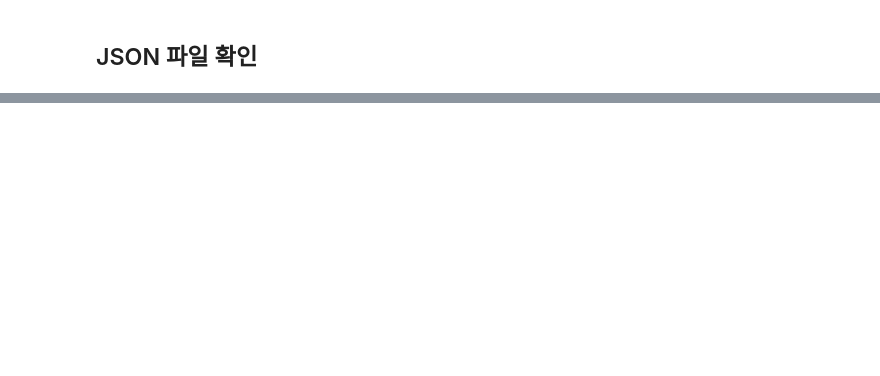
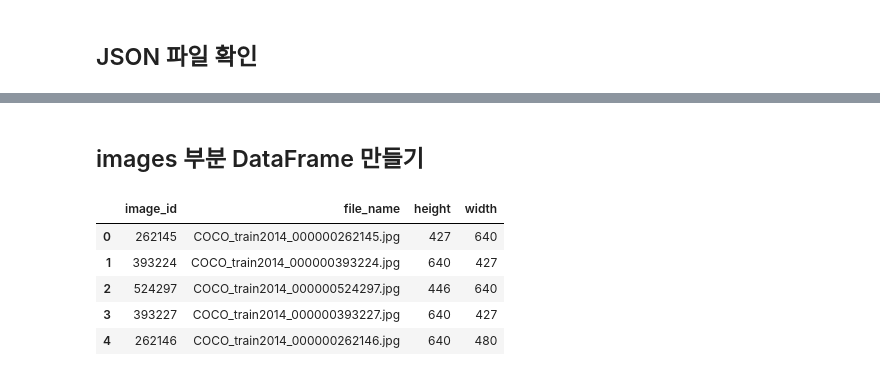
Before and after one commit to potato-farm/alchera-ai-challenge, a Jupyter notebook: EDA.ipynb, the cells around one changed output, grey strips where cells are left out. Drawn from its saved outputs; the diff is of its cells as text; code cells hidden in the pictures; blank space fills up the shorter version.

```diff
--- a/EDA.ipynb
+++ b/EDA.ipynb
@@ -48,0 +69,2 @@ print(
+# %% [markdown]
+## images 부분 DataFrame 만들기
@@ -48,0 +84,9 @@ print(
+# %%
+image_df.head()
+# %% [output]
+|  | image_id | file_name | height | width |
+| 0 | 262145 | COCO_train2014_000000262145.jpg | 427 | 640 |
+| 1 | 393224 | COCO_train2014_000000393224.jpg | 640 | 427 |
+| 2 | 524297 | COCO_train2014_000000524297.jpg | 446 | 640 |
+| 3 | 393227 | COCO_train2014_000000393227.jpg | 640 | 427 |
+| 4 | 262146 | COCO_train2014_000000262146.jpg | 640 | 480 |
```
Also changed, not shown: parts of 14 cells of this notebook.
